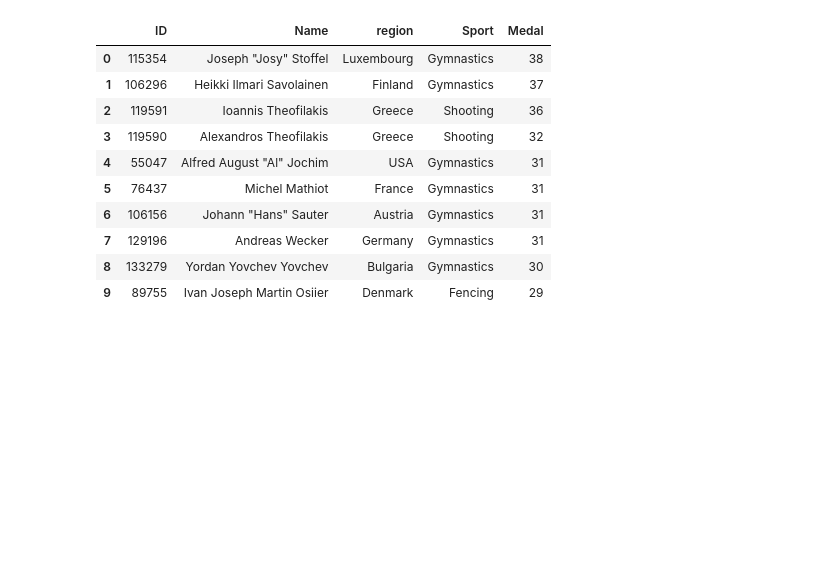
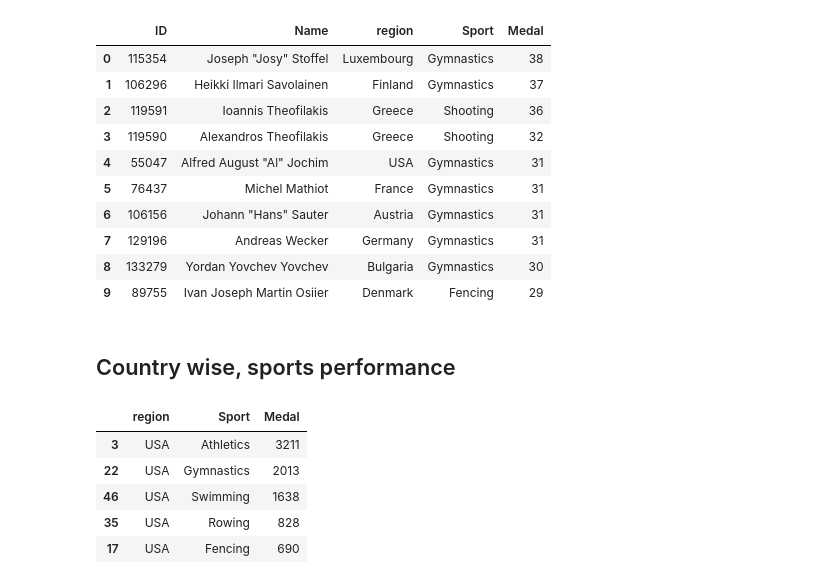
Before and after one commit to Sahil-987/Olympic-Dataset-Analysis, a Jupyter notebook: main.ipynb, the cells around one changed output. Saved outputs shown, nothing was run; the diff lists cells and outputs as text; code cells hidden in the pictures; blank space fills up the shorter version.

```diff
--- a/main.ipynb
+++ b/main.ipynb
@@ -689,3 +689,14 @@ df_best_athlts
 | 7 | 129196 | Andreas Wecker | Germany | Gymnastics | 31 |
 | 8 | 133279 | Yordan Yovchev Yovchev | Bulgaria | Gymnastics | 30 |
 | 9 | 89755 | Ivan Joseph Martin Osiier | Denmark | Fencing | 29 |
+# %% [markdown]
+## Country wise, sports performance
+# %%
+df_final[df_final['region'] == 'USA'].groupby(['region','Sport'])['Medal'].count().reset_index().sort_values(by='Medal',ascending=False).head()
+# %% [output]
+|  | region | Sport | Medal |
+| 3 | USA | Athletics | 3211 |
+| 22 | USA | Gymnastics | 2013 |
+| 46 | USA | Swimming | 1638 |
+| 35 | USA | Rowing | 828 |
+| 17 | USA | Fencing | 690 |
```
Also changed, not shown: parts of 3 cells of this notebook, 2 other files.
